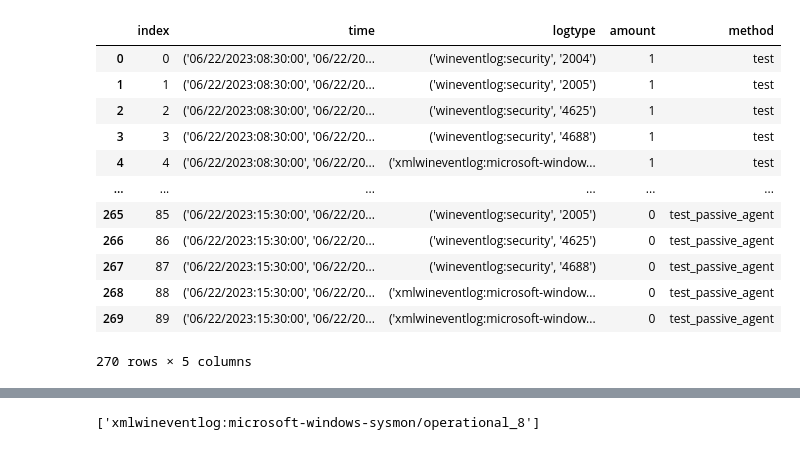
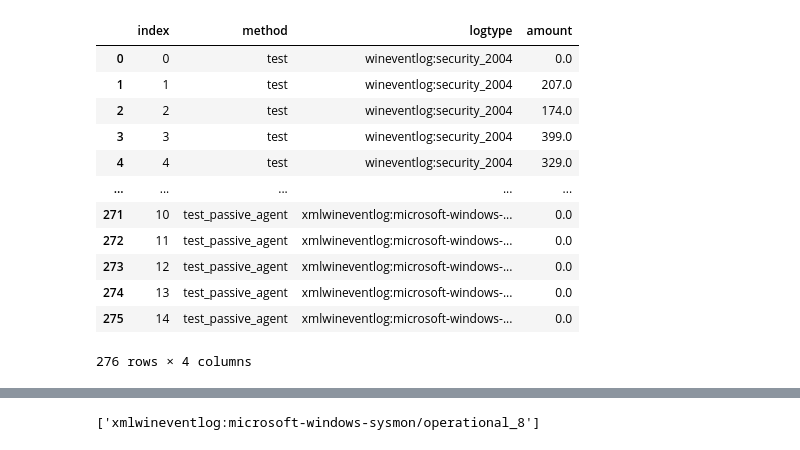
Before and after one commit to sapirani/GreenSecurityMeasurementAndOptimizationFramework, a Jupyter notebook: SplunkResearch/src/splunk_analysis.ipynb, the cells around one changed output, grey strips where cells are left out. Saved outputs shown, nothing was run; the diff lists cells and outputs as text; code cells hidden in the pictures.

```diff
--- a/SplunkResearch/src/splunk_analysis.ipynb
+++ b/SplunkResearch/src/splunk_analysis.ipynb
@@ -57,14 +57,16 @@ train_values.keys()
 rewards_df = pd.DataFrame(train_values_reward['total'], columns=['rewards'])
 rewards_df = rewards_df.reset_index()
 rewards_df.rename(columns={'index': 'step'}, inplace=True)
-rewards_df['episode'] = rewards_df['step']
-rewards_df = rewards_df.groupby('episode').sum().reset_index()
+# an episode is x steps
+x = 52
+rewards_df['episode'] = rewards_df['step'] // x
+rewards_df['step'] = rewards_df['step'] % x
+rewards_df = rewards_df.groupby(['episode']).sum().reset_index()
 rewards_df['episode'] = rewards_df['episode'] + 1
-
 rewards_df
 # rewards_total_df = rewards_total_df[rewards_total_df['total_reward'] < 100]
 alt.Chart(rewards_df).mark_line().encode(
-    x='step',
+    x='episode',
     y='rewards',
 
 ).properties(
@@ -404,22 +389,23 @@ test_action = get_time_action_df("test", 'action_dict')
 random_baseline_action = get_time_action_df("test_random_agent", 'action_dict')
 passive_baseline_action = get_time_action_df("test_passive_agent", 'action_dict')
 time_action_df = pd.concat([test_action, random_baseline_action, passive_baseline_action]).reset_index()
-# %%
-time_action_df
-# %% [output]
-|  | index | time | logtype | amount | method |
-| 0 | 0 | ('06/22/2023:08:30:00', '06/22/20... | ('wineventlog:security', '2004') | 1 | test |
-| 1 | 1 | ('06/22/2023:08:30:00', '06/22/20... | ('wineventlog:security', '2005') | 1 | test |
-| 2 | 2 | ('06/22/2023:08:30:00', '06/22/20... | ('wineventlog:security', '4625') | 1 | test |
-| 3 | 3 | ('06/22/2023:08:30:00', '06/22/20... | ('wineventlog:security', '4688') | 1 | test |
-| 4 | 4 | ('06/22/2023:08:30:00', '06/22/20... | ('xmlwineventlog:microsoft-window... | 1 | test |
-| ... | ... | ... | ... | ... | ... |
-| 265 | 85 | ('06/22/2023:15:30:00', '06/22/20... | ('wineventlog:security', '2005') | 0 | test_passive_agent |
-| 266 | 86 | ('06/22/2023:15:30:00', '06/22/20... | ('wineventlog:security', '4625') | 0 | test_passive_agent |
-| 267 | 87 | ('06/22/2023:15:30:00', '06/22/20... | ('wineventlog:security', '4688') | 0 | test_passive_agent |
-| 268 | 88 | ('06/22/2023:15:30:00', '06/22/20... | ('xmlwineventlog:microsoft-window... | 0 | test_passive_agent |
-| 269 | 89 | ('06/22/2023:15:30:00', '06/22/20... | ('xmlwineventlog:microsoft-window... | 0 | test_passive_agent |
-270 rows × 5 columns
+# %%
+time_action_df = time_action_df.melt(id_vars=['index', 'method'], var_name='logtype', value_name='amount')
+time_action_df
+# %% [output]
+|  | index | method | logtype | amount |
+| 0 | 0 | test | wineventlog:security_2004 | 0.0 |
+| 1 | 1 | test | wineventlog:security_2004 | 207.0 |
+| 2 | 2 | test | wineventlog:security_2004 | 174.0 |
+| 3 | 3 | test | wineventlog:security_2004 | 399.0 |
+| 4 | 4 | test | wineventlog:security_2004 | 329.0 |
+| ... | ... | ... | ... | ... |
+| 271 | 10 | test_passive_agent | xmlwineventlog:microsoft-windows-... | 0.0 |
+| 272 | 11 | test_passive_agent | xmlwineventlog:microsoft-windows-... | 0.0 |
+| 273 | 12 | test_passive_agent | xmlwineventlog:microsoft-windows-... | 0.0 |
+| 274 | 13 | test_passive_agent | xmlwineventlog:microsoft-windows-... | 0.0 |
+| 275 | 14 | test_passive_agent | xmlwineventlog:microsoft-windows-... | 0.0 |
+276 rows × 4 columns
 # %%
 # concat the dataframes into one dataframe with one column for the energy and one column for the method
 # test_action['method'] = 'DRL'
```
Also changed, not shown: parts of 16 cells of this notebook, 3 other files.
